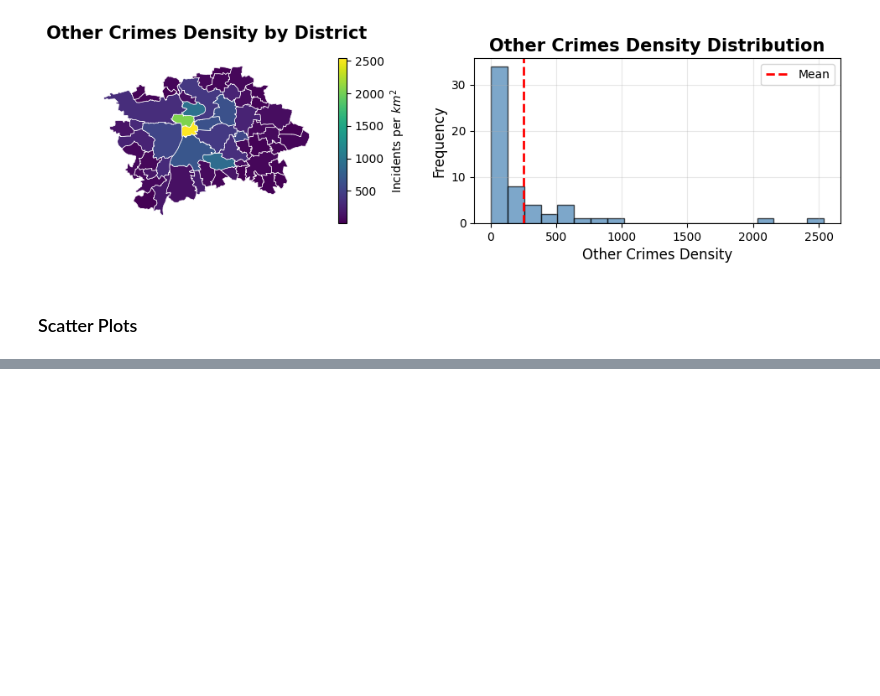
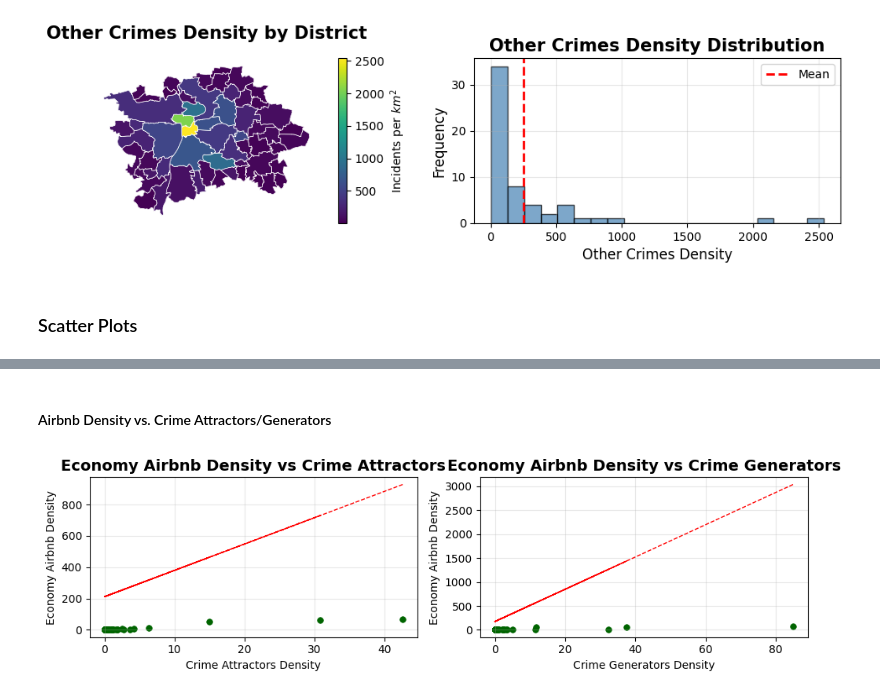
Before and after one commit to OiKek/SAN, a Jupyter notebook: src/data-visualization.ipynb, the cells around one changed output, grey strips where cells are left out. Drawn from its saved outputs; the diff is of its cells as text; code cells hidden in the pictures; blank space fills up the shorter version.

```diff
--- a/src/data-visualization.ipynb
+++ b/src/data-visualization.ipynb
@@ -440,0 +477,39 @@ plt.show()
+# %% [markdown]
+#### Airbnb Density vs. Crime Attractors/Generators
+# %%
+fig, (ax1, ax2) = plt.subplots(1, 2, figsize=(10, 3))
+
+ax1.scatter(df['crime_attractor_density'],
+            df['airbnb_economy_density'],
+            alpha=1, s=30, linewidth=0.5, color='darkgreen')
+ax1.set_xlabel('Crime Attractors Density')
+ax1.set_ylabel('Economy Airbnb Density')
+ax1.set_title('Economy Airbnb Density vs Crime Attractors', fontsize=14, fontweight='bold')
+ax1.grid(True, alpha=0.3)
+
+z1 = np.polyfit(df['crime_attractor_density'], df['crime_density'], 1)
+p1 = np.poly1d(z1)
+ax1.plot(df['crime_attractor_density'],
+         p2(df['crime_attractor_density']),
+         "r--", linewidth=1)
+
+
+
+ax2.scatter(df['crime_generator_density'],
+            df['airbnb_economy_density'],
+            alpha=1, s=30, linewidth=0.5, color='darkgreen')
+ax2.set_xlabel('Crime Generators Density')
+ax2.set_ylabel('Economy Airbnb Density')
+ax2.set_title('Economy Airbnb Density vs Crime Generators', fontsize=14, fontweight='bold')
+ax2.grid(True, alpha=0.3)
+
+z2 = np.polyfit(df['crime_generator_density'], df['crime_density'], 1)
+p2 = np.poly1d(z2)
+ax2.plot(df['crime_generator_density'],
+         p2(df['crime_generator_density']),
+         "r--", linewidth=1)
+
+plt.tight_layout()
+plt.show()
+# %% [output]
+[figure, added]
```
Also changed, not shown: parts of 5 cells of this notebook.
